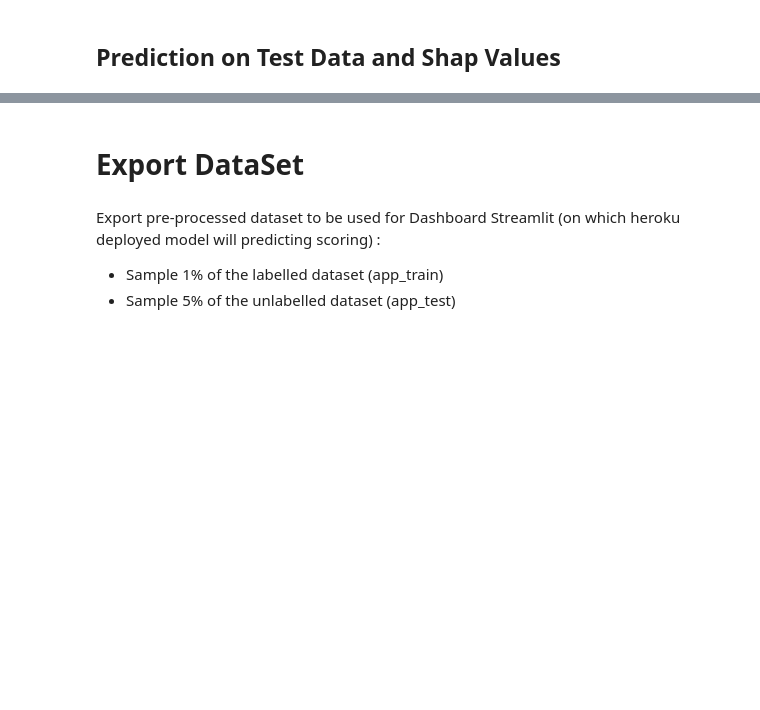
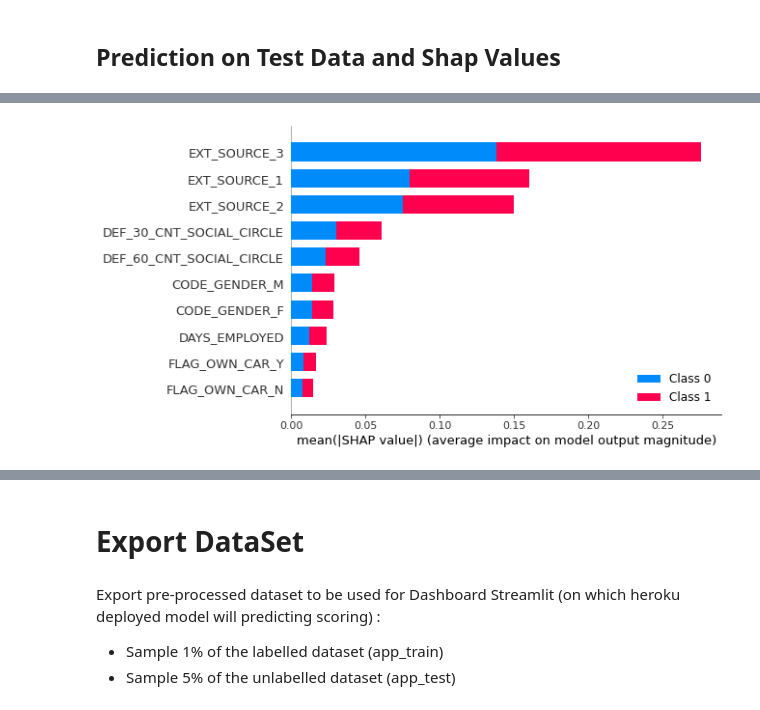
Before and after one commit to guilhembr/Dashboard-Classification-Prospects-bancaires, a Jupyter notebook: model_training.ipynb, the cells around one changed output, grey strips where cells are left out. Saved outputs shown, nothing was run; the diff lists cells and outputs as text; code cells hidden in the pictures; blank space fills up the shorter version.

```diff
--- a/model_training.ipynb
+++ b/model_training.ipynb
@@ -308,6 +308,6 @@ array([0, 1])
 # %% [markdown]
 ## Footing Shapley Explainer on Training Set
 # %%
-# sub_sampled_train_data = shap.sample(ohe_dataframe, 50)
-# log_reg_explainer = shap.KernelExplainer(model.predict_proba, sub_sampled_train_data)
+sub_sampled_train_data = shap.sample(ohe_dataframe, 50)
+log_reg_explainer = shap.KernelExplainer(model.predict_proba, sub_sampled_train_data)
 # %%
@@ -318,3 +321,12 @@ array([0, 1])
 # %% [markdown]
 ## Prediction on Test Data and Shap Values
+# %%
+df_test = app_test.sample(frac=0.05, random_state=0)
+df_test.to_csv("./dashboard_data/df_test.csv", index=False)
+
+df_test_cat_features = df_test.select_dtypes(include=["object"]).drop(["SK_ID_CURR"], axis=1)
+df_test_num_features = df_test.select_dtypes(exclude=['object'])
+
+list_cat_features = df_test_cat_features.columns.to_list()
+list_num_features = df_test_num_features.columns.to_list()
 # %%
@@ -352,6 +363,6 @@ array([0, 1])
 # %%
-# sample_idx = 0
-# sub_sampled_test_data = ohe_dataframe.iloc[sample_idx,:].values.reshape(1,-1)
+sample_idx = 0
+sub_sampled_test_data = ohe_dataframe.iloc[sample_idx,:].values.reshape(1,-1)
 # %%
-# shap_vals = log_reg_explainer.shap_values(sub_sampled_test_data)
+shap_vals = log_reg_explainer.shap_values(sub_sampled_test_data)
 # %%
@@ -367,7 +382,9 @@ array([0, 1])
 # %%
-# #https://shap-lrjball.readthedocs.io/en/latest/generated/shap.summary_plot.html
-# shap.summary_plot(shap_values=shap_vals,
-#                   features=sub_sampled_test_data,
-#                   feature_names=features_list_after_prepr_test,
-#                   max_display=10)
+#https://shap-lrjball.readthedocs.io/en/latest/generated/shap.summary_plot.html
+shap.summary_plot(shap_values=shap_vals,
+                  features=sub_sampled_test_data,
+                  feature_names=features_list_after_prepr_test,
+                  max_display=10)
+# %% [output]
+[figure, added]
 # %%
```
Also changed, not shown: parts of 5 cells of this notebook, 5 other files.
